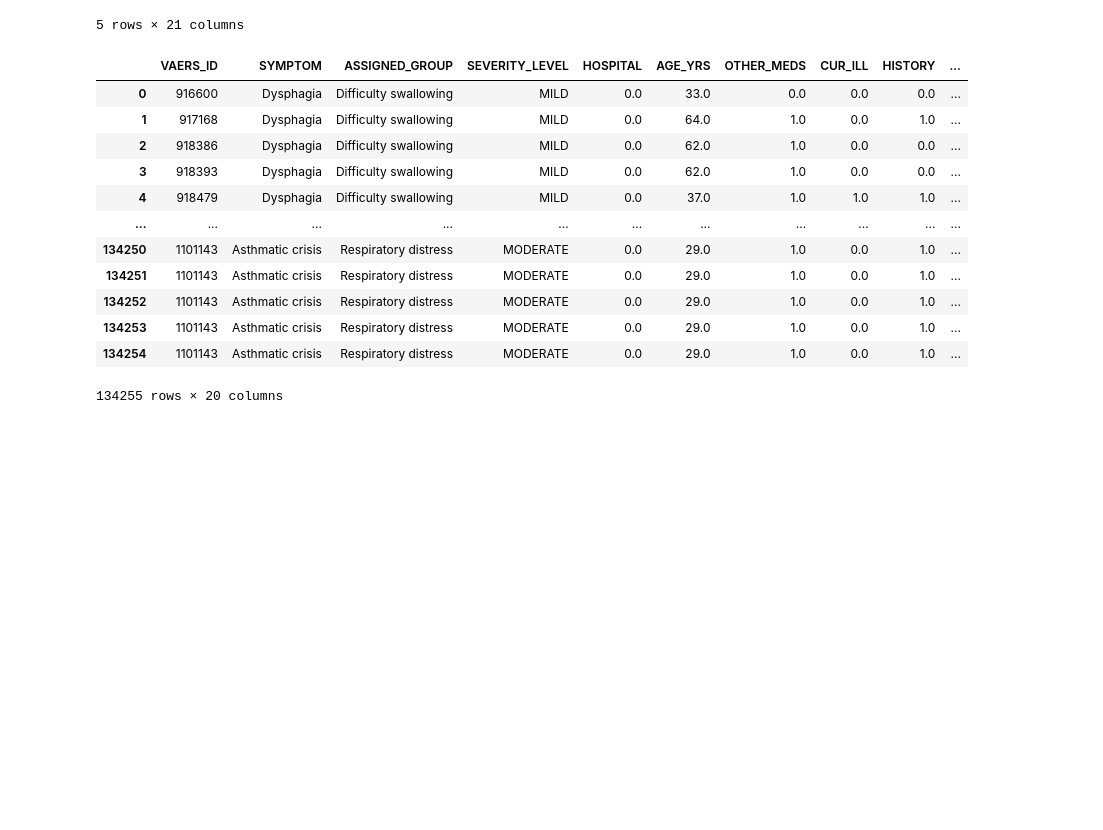
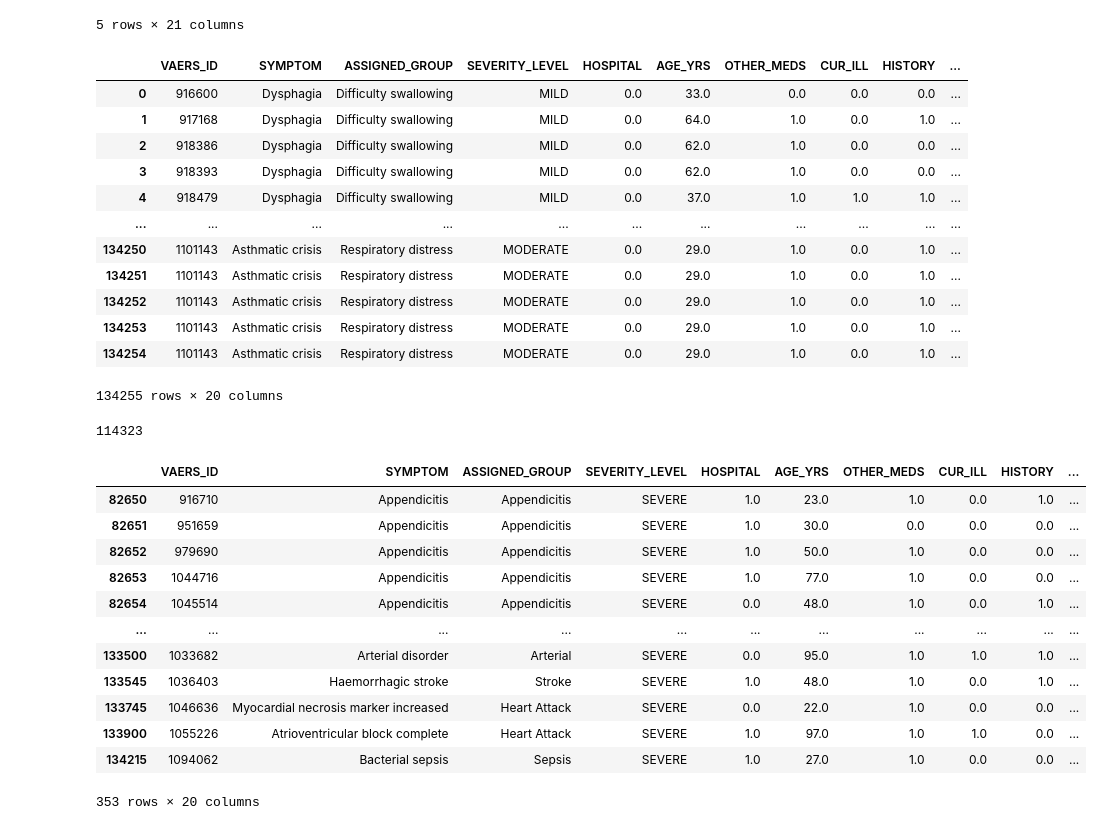
Before and after one commit to D11eleven/Vaccine_Side_Effects_Predictor, a Jupyter notebook: SP/final_with_symptoms_grouping.ipynb, the cells around one changed output. Cells and saved outputs as stored; diff of their text form; code cells hidden in the pictures; blank space fills up the shorter version.

Commit message:
removed duplicates

```diff
--- a/SP/symptoms_grouping.ipynb
+++ b/SP/final_with_symptoms_grouping.ipynb
@@ -111,5 +111,28 @@ clean_df
 | 134253 | 1101143 | Asthmatic crisis | Respiratory distress | MODERATE | 0.0 | 29.0 | 1.0 | 0.0 | 1.0 | ... |
 | 134254 | 1101143 | Asthmatic crisis | Respiratory distress | MODERATE | 0.0 | 29.0 | 1.0 | 0.0 | 1.0 | ... |
 134255 rows × 20 columns
+# %%
+clean_df.duplicated(subset='VAERS_ID').sum()
+# %% [output]
+114323
+# %%
+clean_df = clean_df.drop_duplicates(subset=['VAERS_ID', 'SYMPTOM'])
 # %%
 clean_df.to_csv('../Resources/FINAL_CLEAN_FILE.csv', index=False)
+# %%
+group = clean_df[(clean_df['SEVERITY_LEVEL'] == 'SEVERE')].groupby(['AGE_YRS'])
+group.head()
+# %% [output]
+|  | VAERS_ID | SYMPTOM | ASSIGNED_GROUP | SEVERITY_LEVEL | HOSPITAL | AGE_YRS | OTHER_MEDS | CUR_ILL | HISTORY | ... |
+| 82650 | 916710 | Appendicitis | Appendicitis | SEVERE | 1.0 | 23.0 | 1.0 | 0.0 | 1.0 | ... |
+| 82651 | 951659 | Appendicitis | Appendicitis | SEVERE | 1.0 | 30.0 | 0.0 | 0.0 | 0.0 | ... |
+| 82652 | 979690 | Appendicitis | Appendicitis | SEVERE | 1.0 | 50.0 | 1.0 | 0.0 | 0.0 | ... |
+| 82653 | 1044716 | Appendicitis | Appendicitis | SEVERE | 1.0 | 77.0 | 1.0 | 0.0 | 0.0 | ... |
+| 82654 | 1045514 | Appendicitis | Appendicitis | SEVERE | 0.0 | 48.0 | 1.0 | 0.0 | 1.0 | ... |
+| ... | ... | ... | ... | ... | ... | ... | ... | ... | ... | ... |
+| 133500 | 1033682 | Arterial disorder | Arterial | SEVERE | 0.0 | 95.0 | 1.0 | 1.0 | 1.0 | ... |
+| 133545 | 1036403 | Haemorrhagic stroke | Stroke | SEVERE | 1.0 | 48.0 | 1.0 | 0.0 | 1.0 | ... |
+| 133745 | 1046636 | Myocardial necrosis marker increased | Heart Attack | SEVERE | 0.0 | 22.0 | 1.0 | 0.0 | 0.0 | ... |
+| 133900 | 1055226 | Atrioventricular block complete | Heart Attack | SEVERE | 1.0 | 97.0 | 1.0 | 1.0 | 0.0 | ... |
+| 134215 | 1094062 | Bacterial sepsis | Sepsis | SEVERE | 1.0 | 27.0 | 1.0 | 0.0 | 0.0 | ... |
+353 rows × 20 columns
```
Also changed, not shown: 2 other files.
